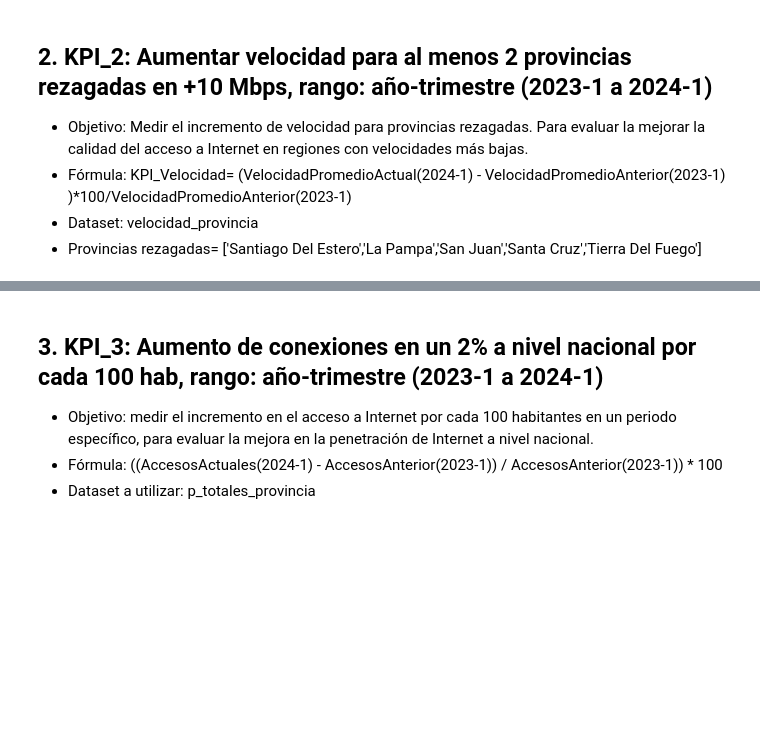
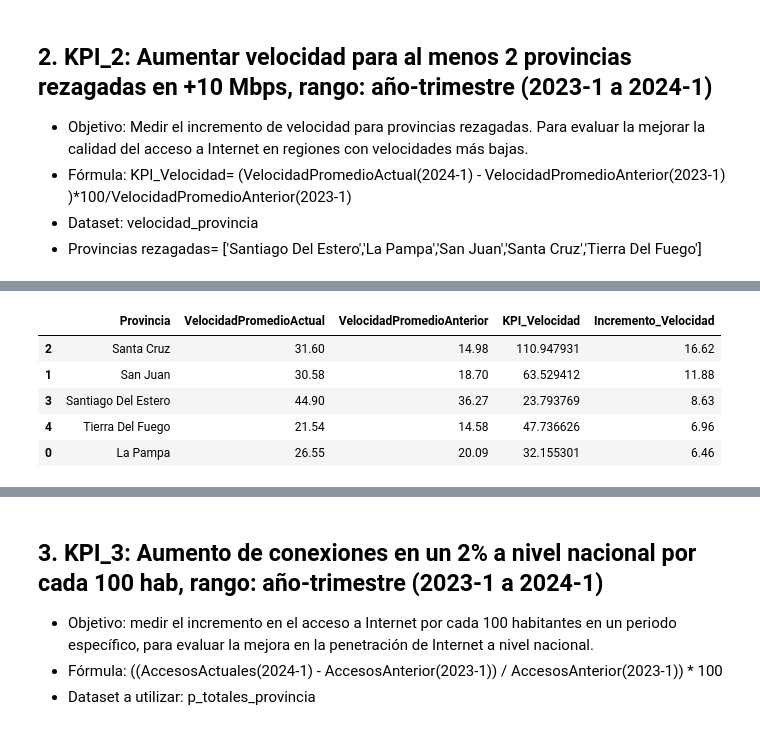
Before and after one commit to Halsey26/Telecomunicaciones_DA, a Jupyter notebook: EDA.ipynb, the cells around one changed output, grey strips where cells are left out. Drawn from its saved outputs; the diff is of its cells as text; code cells hidden in the pictures; blank space fills up the shorter version.

```diff
--- a/EDA.ipynb
+++ b/EDA.ipynb
@@ -1041,0 +1026,9 @@ p_totales_provincia.head(10)
+# %%
+df_kpi_sorted
+# %% [output]
+|  | Provincia | VelocidadPromedioActual | VelocidadPromedioAnterior | KPI_Velocidad | Incremento_Velocidad |
+| 2 | Santa Cruz | 31.60 | 14.98 | 110.947931 | 16.62 |
+| 1 | San Juan | 30.58 | 18.70 | 63.529412 | 11.88 |
+| 3 | Santiago Del Estero | 44.90 | 36.27 | 23.793769 | 8.63 |
+| 4 | Tierra Del Fuego | 21.54 | 14.58 | 47.736626 | 6.96 |
+| 0 | La Pampa | 26.55 | 20.09 | 32.155301 | 6.46 |
```
Also changed, not shown: parts of 5 cells of this notebook.
